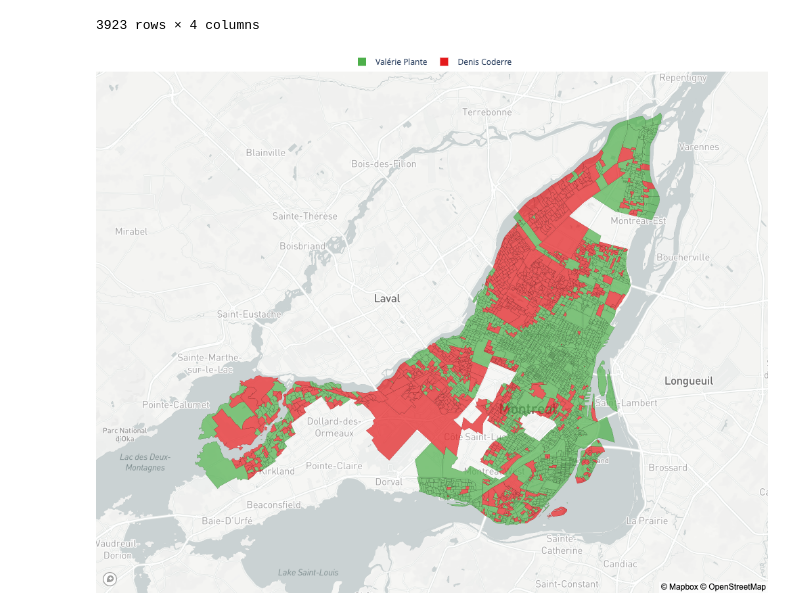
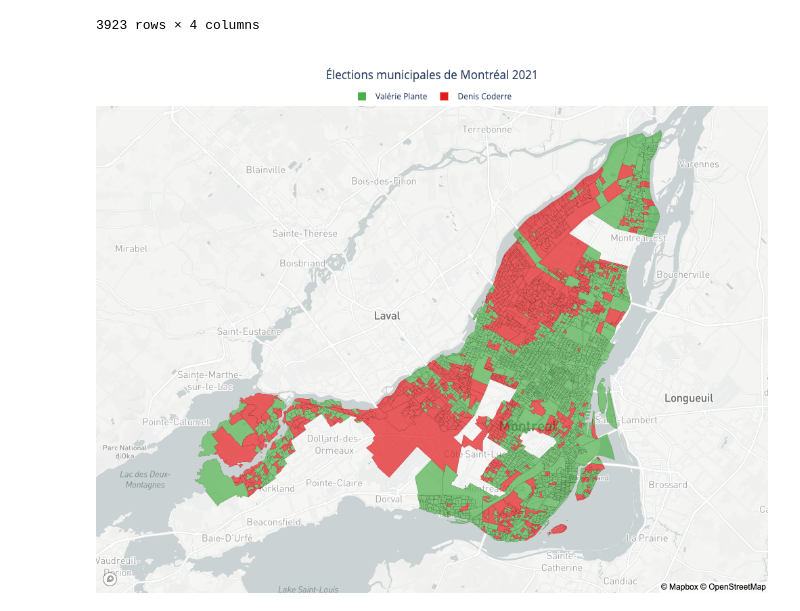
Before and after one commit to nicolaskruchten/mtlelection2021bysection, a Jupyter notebook: Untitled.ipynb, the cells around one changed output. Cells and saved outputs as stored; diff of their text form; code cells hidden in the pictures.

```diff
--- a/Untitled.ipynb
+++ b/Untitled.ipynb
@@ -39,17 +39,18 @@ geojson = json.load(open("section-vote-2021-simple.json"))
 # %%
 geojson_url="https://gist.githubusercontent.com/nicolaskruchten/c3cf6b7563631fb97b735bf8c07c9713/raw/c90edcc939db1c1aee0163343bbd63a0b650eccc/section-vote-2021-simple.json"
 fig = px.choropleth_mapbox(df2, geojson=geojson_url, color="Winner",
                            locations="NOM_SECTION", featureidkey="properties.NOM_SECTION",
                            center={"lat": 45.5517, "lon": -73.7073},
                            color_discrete_map={"Denis Coderre":"#e41a1c", "Valérie Plante":"#4daf4a"},
                            hover_data={"Winner": False, "NOM_SECTION": False,
                                        "Valérie Plante": True, "Denis Coderre": True,
                                       },
                            mapbox_style="light", zoom=10, height=800, opacity=0.7)
-fig.update_layout(margin={"r":0,"t":0,"l":0,"b":0},
-                  legend=dict(orientation="h", y=1, yanchor='bottom', x=0.5, xanchor="center", title=""))
+fig.update_layout(margin={"r":0,"t":80,"l":0,"b":0},
+                  legend=dict(orientation="h", y=1, yanchor='bottom', x=0.5, xanchor="center", title=""),
+                 title=dict(text="Élections municipales de Montréal 2021", x=0.5))
 fig.update_traces(marker_line_width=0.1, below='')
 fig.show()
 # %% [output]
-[figure, old version]
+[figure, new version]
 # %%
```
Also changed, not shown: parts of 1 cell of this notebook, 1 other file.
